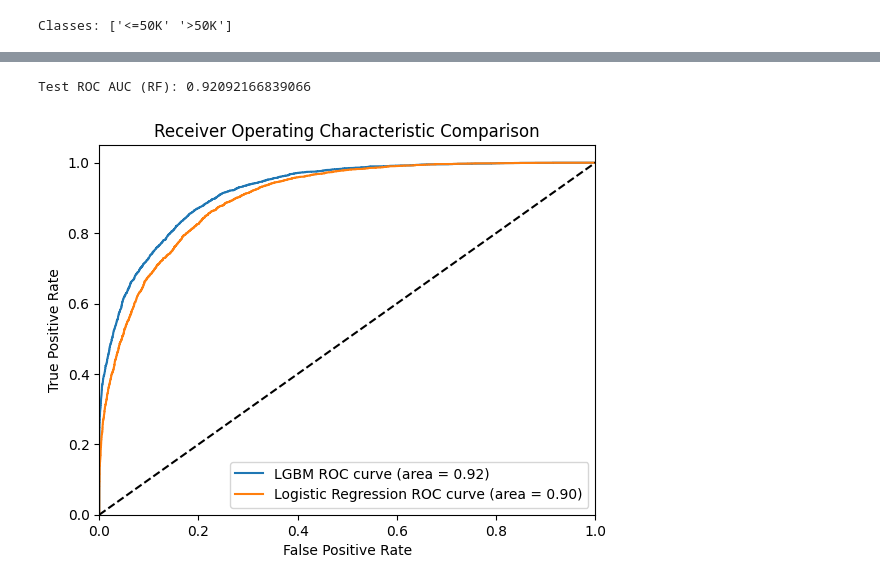
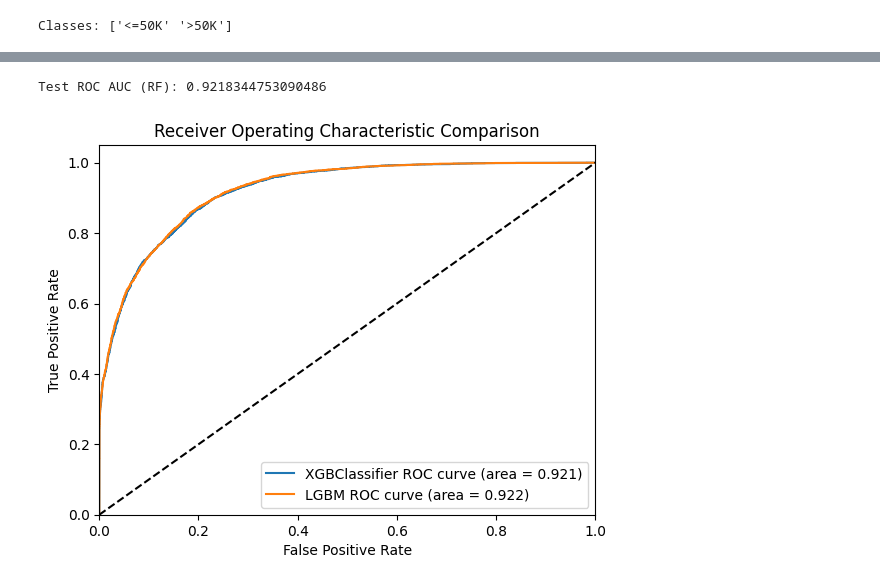
Before and after one commit to NishantSushmakar/responsible-data-science, a Jupyter notebook: notebook/classification.ipynb, the cells around one changed output, grey strips where cells are left out. Cells and saved outputs as stored; diff of their text form; code cells hidden in the pictures.

```diff
--- a/notebook/classification.ipynb
+++ b/notebook/classification.ipynb
@@ -318,6 +328,6 @@ Model Evaluation After Binarization:
 # %%
-# Pipeline with Logistic Regression
+# Pipeline with XGBClassifier
 clf = Pipeline(steps=[
     ('preprocessor', preprocessor),
-    ('classifier', LogisticRegression(max_iter=1000))
+    ('classifier',XGBClassifier(use_label_encoder=False, eval_metric='logloss', random_state=123))
 ])
@@ -329,5 +334,5 @@ X_train_part, X_valid, y_train_part, y_valid = train_test_split(
 # %%
-clf.fit(X_train_part, y_train_part)
+clf.fit(X_train, y_train)
 # %% [output]
 Pipeline(steps=[('preprocessor',
                  Pipeline(steps=[('columns',
@@ -432,5 +413,5 @@ clf_rf = Pipeline(steps=[
     ('classifier', LGBMClassifier(random_state=123))
 ])
 # %%
-clf_rf.fit(X_train_part, y_train_part)
+clf_rf.fit(X_train, y_train)
 # %% [output]
@@ -494,21 +472,21 @@ weighted avg       0.87      0.87      0.87     16281
 # %%
-# ROC Curve and AUC for Random Forest
+# ROC Curve and AUC for both models
 y_scores_rf = clf_rf.predict_proba(X_test)[:,1]
 roc_auc_rf = roc_auc_score(y_test, y_scores_rf)
 print('Test ROC AUC (RF):', roc_auc_rf)
 
 fpr_rf, tpr_rf, thresholds_rf = roc_curve(y_test, y_scores_rf)
 plt.figure()
-plt.plot(fpr_rf, tpr_rf, label='LGBM ROC curve (area = %0.2f)' % roc_auc_rf)
-plt.plot(fpr, tpr, label='Logistic Regression ROC curve (area = %0.2f)' % roc_auc)
+plt.plot(fpr, tpr, label='XGBClassifier ROC curve (area = %0.3f)' % roc_auc)
+plt.plot(fpr_rf, tpr_rf, label='LGBM ROC curve (area = %0.3f)' % roc_auc_rf)
 plt.plot([0,1],[0,1],'k--')
 plt.xlim([0.0,1.0])
 plt.ylim([0.0,1.05])
 plt.xlabel('False Positive Rate')
 plt.ylabel('True Positive Rate')
 plt.title('Receiver Operating Characteristic Comparison')
 plt.legend(loc='lower right')
 plt.show()
 # %% [output]
-Test ROC AUC (RF): 0.92092166839066
+Test ROC AUC (RF): 0.9218344753090486
-[figure, old version]
+[figure, new version]
```
Also changed, not shown: parts of 16 cells of this notebook.
